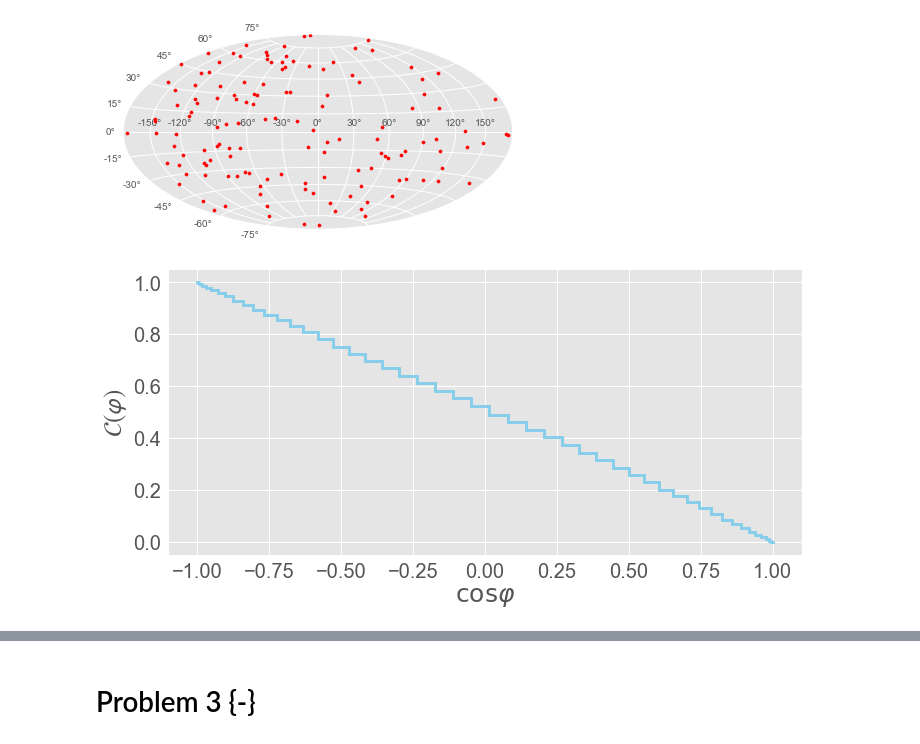
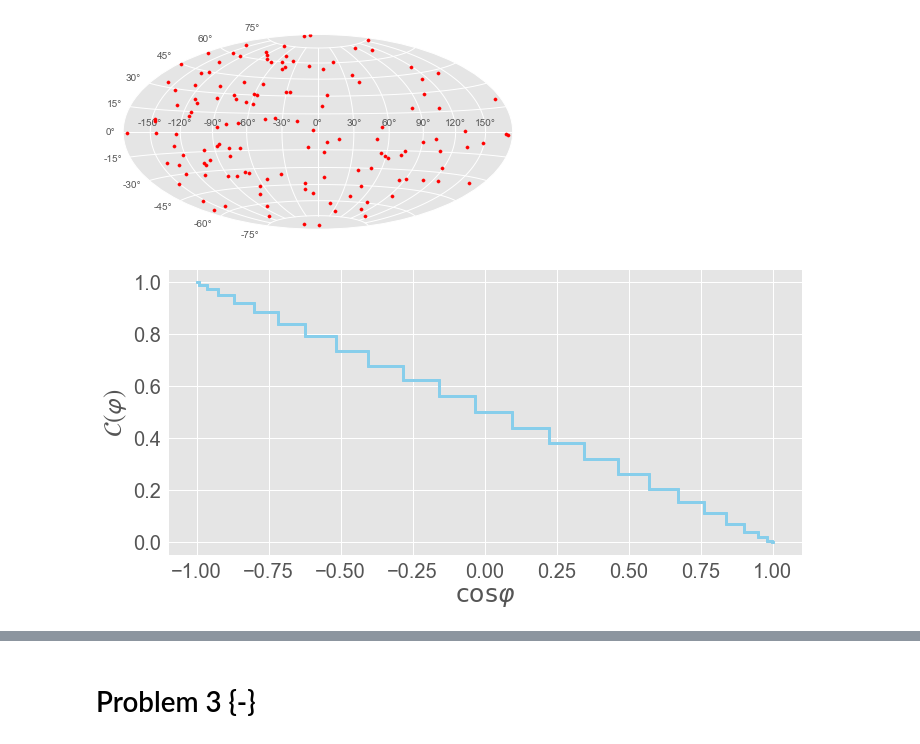
Before and after one commit to Kiril94/AMAS, a Jupyter notebook: Main_exam/AMAS_Exam_2021.ipynb, the cells around one changed output, grey strips where cells are left out. Drawn from its saved outputs; the diff is of its cells as text; code cells hidden in the pictures.

```diff
--- a/Main_exam/AMAS_Exam_2021.ipynb
+++ b/Main_exam/AMAS_Exam_2021.ipynb
@@ -65,7 +65,7 @@ D1.iloc[:,3]
 5118    1.132097
 Name: 3, Length: 5119, dtype: float64
 # %%
-plt.style.use('seaborn')
+#plt.style.use('seaborn')
 fig, ax = plt.subplots(1,3, figsize = (12,6))
 ax = ax.flatten()
 for i,j in enumerate([0,1,3]):
@@ -204,14 +206,16 @@ plt.tight_layout()
 # %%
 #Autocorrelation for data
 Npoints = len(D2)
+nphi = 50
 d_3d = ast.create_points3d(d_phi, d_theta)
-x_phi = np.linspace(0, 2*np.pi,100)
+x_phi = np.linspace(0, 2*np.pi,nphi)
+iso = ast.f_isotropic(x_phi)#isotropic for large number of events
 CAR_data = ast.cumulative_autocorrelation(d_3d, x_phi)
 fig, ax = vis.nice_plot(
     np.cos(x_phi), CAR_data, drawstyle = 'steps-mid',
     xlabel = r"$\cos{\varphi}$", ylabel = r"$\mathcal{C(\varphi)}$")
 # %% [output]
-[figure, old version]
+[figure, new version]
 # %%
 import importlib
 _=importlib.reload(ast)
```
Also changed, not shown: parts of 14 cells of this notebook, 1 other file.
